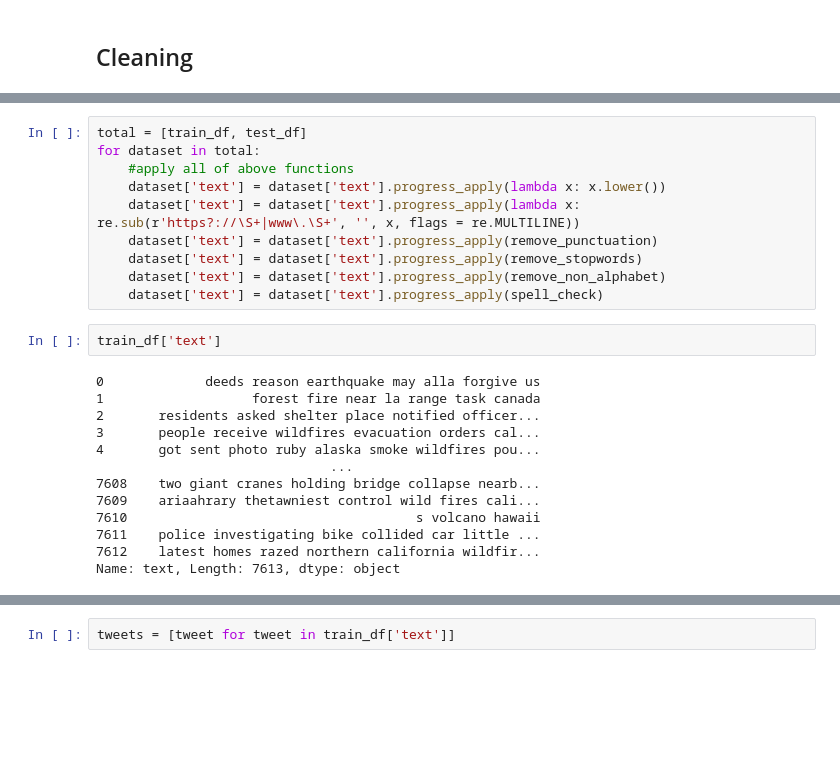
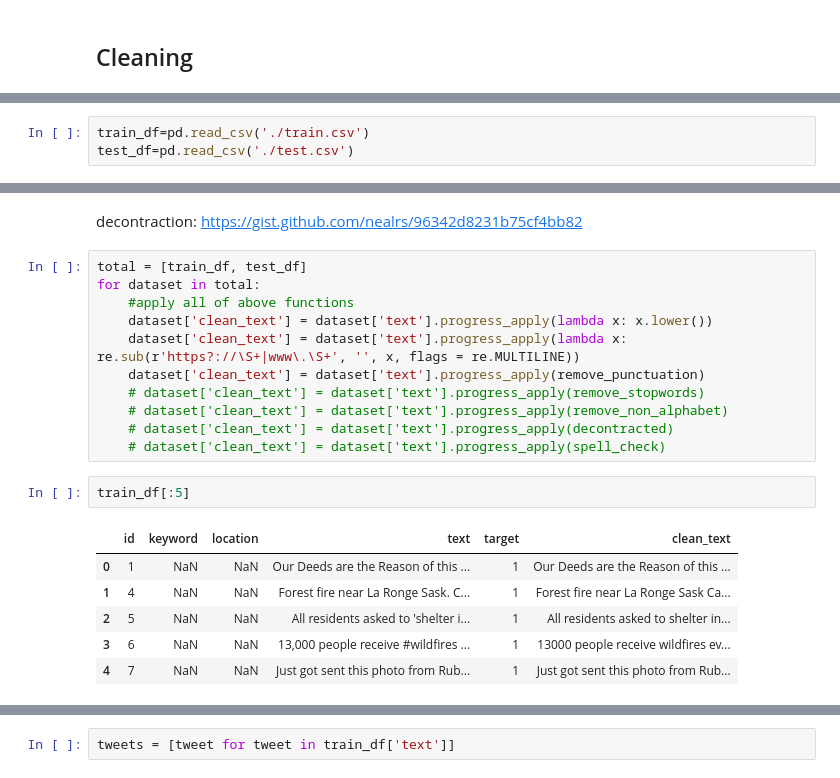
Before and after one commit to GDSC-GIST/AI-ML_Team_5, a Jupyter notebook: KangbeenKo/Kaggle02_Disaster_Tweets.ipynb, the cells around one changed output, grey strips where cells are left out. Cells and saved outputs as stored; diff of their text form; blank space fills up the shorter version.

Commit message:
fix: Cleaning - Decontraction ** also need to fix remove_puctuation

```diff
--- a/KangbeenKo/Kaggle02_Disaster_Tweets.ipynb
+++ b/KangbeenKo/Kaggle02_Disaster_Tweets.ipynb
@@ -178,4 +170,7 @@ Successfully installed autocorrect-2.6.1
 'Please spell check this sentence'
+# %%
+train_df=pd.read_csv('./train.csv')
+test_df=pd.read_csv('./test.csv')
 # %%
 #remove punctuation
 def remove_punctuation(x):
@@ -194,25 +206,22 @@ def strip_all_entities(x):
+# %% [markdown]
+decontraction: https://gist.github.com/nealrs/96342d8231b75cf4bb82
 # %%
 total = [train_df, test_df]
 for dataset in total:
     #apply all of above functions
-    dataset['text'] = dataset['text'].progress_apply(lambda x: x.lower())
-    dataset['text'] = dataset['text'].progress_apply(lambda x: re.sub(r'https?://\S+|www\.\S+', '', x, flags = re.MULTILINE))
-    dataset['text'] = dataset['text'].progress_apply(remove_punctuation)
-    dataset['text'] = dataset['text'].progress_apply(remove_stopwords)
-    dataset['text'] = dataset['text'].progress_apply(remove_non_alphabet)
-    dataset['text'] = dataset['text'].progress_apply(spell_check)
+    dataset['clean_text'] = dataset['text'].progress_apply(lambda x: x.lower())
+    dataset['clean_text'] = dataset['text'].progress_apply(lambda x: re.sub(r'https?://\S+|www\.\S+', '', x, flags = re.MULTILINE))
+    dataset['clean_text'] = dataset['text'].progress_apply(remove_punctuation)
+    # dataset['clean_text'] = dataset['text'].progress_apply(remove_stopwords)
+    # dataset['clean_text'] = dataset['text'].progress_apply(remove_non_alphabet)
+    # dataset['clean_text'] = dataset['text'].progress_apply(decontracted)
+    # dataset['clean_text'] = dataset['text'].progress_apply(spell_check)
 # %%
-train_df['text']
+train_df[:5]
 # %% [output]
-0             deeds reason earthquake may alla forgive us
-1                   forest fire near la range task canada
-2       residents asked shelter place notified officer...
-3       people receive wildfires evacuation orders cal...
-4       got sent photo ruby alaska smoke wildfires pou...
-                              ...
-7608    two giant cranes holding bridge collapse nearb...
-7609    ariaahrary thetawniest control wild fires cali...
-7610                                     s volcano hawaii
-7611    police investigating bike collided car little ...
-7612    latest homes razed northern california wildfir...
-Name: text, Length: 7613, dtype: object
+|  | id | keyword | location | text | target | clean_text |
+| 0 | 1 | NaN | NaN | Our Deeds are the Reason of this ... | 1 | Our Deeds are the Reason of this ... |
+| 1 | 4 | NaN | NaN | Forest fire near La Ronge Sask. C... | 1 | Forest fire near La Ronge Sask Ca... |
+| 2 | 5 | NaN | NaN | All residents asked to 'shelter i... | 1 | All residents asked to shelter in... |
+| 3 | 6 | NaN | NaN | 13,000 people receive #wildfires ... | 1 | 13000 people receive wildfires ev... |
+| 4 | 7 | NaN | NaN | Just got sent this photo from Rub... | 1 | Just got sent this photo from Rub... |
```
Also changed, not shown: parts of 15 cells of this notebook.
